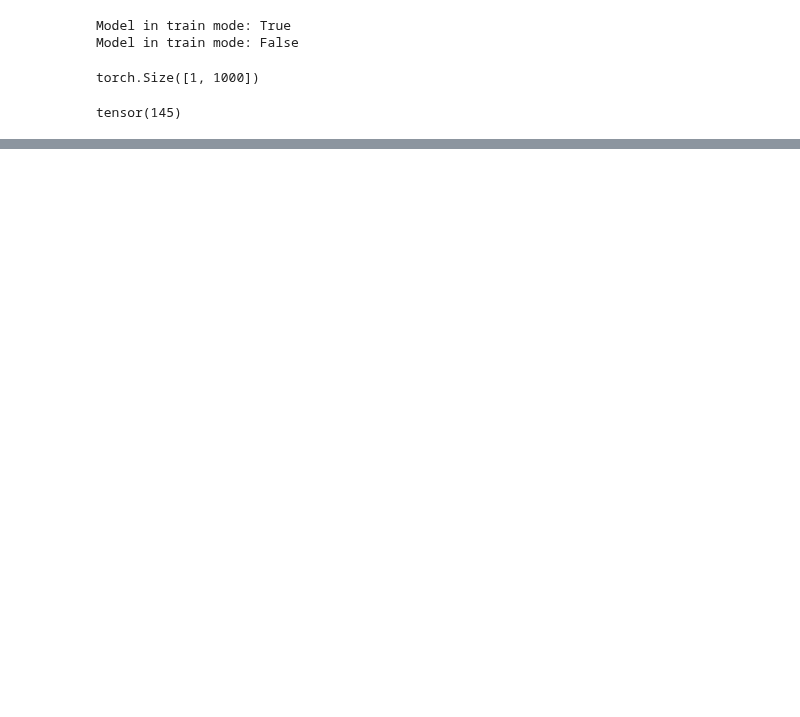
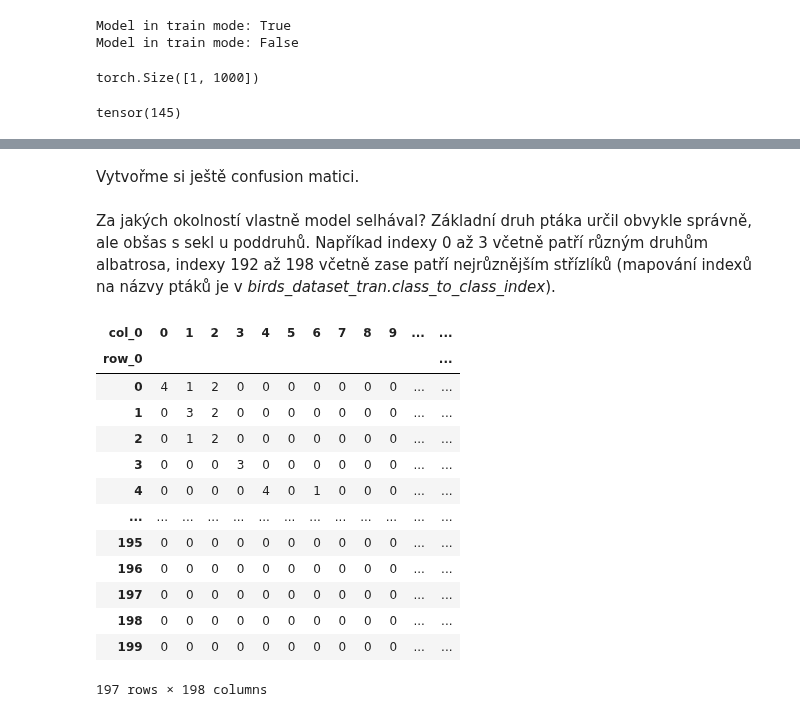
Before and after one commit to vitsaidl/workshops, a Jupyter notebook: machine_learning/pytorch.ipynb, the cells around one changed output, grey strips where cells are left out. Saved outputs shown, nothing was run; the diff lists cells and outputs as text; code cells hidden in the pictures; blank space fills up the shorter version.

```diff
--- a/machine_learning/pytorch.ipynb
+++ b/machine_learning/pytorch.ipynb
@@ -2059,0 +2407,38 @@ Sanity check - sum of all probabilities: 1.00
+# %% [markdown]
+Vytvořme si ještě confusion matici.
+# %%
+model.eval()
+
+list_predictions = []
+list_reality = []
+
+for batch in test_loader_tran:
+    with torch.no_grad():
+        features_to_cuda = batch[0].to(device)
+        prediction = model(features_to_cuda.float())
+        most_probably_pred = prediction.argmax(1).cpu().numpy()
+        list_predictions.append(most_probably_pred)
+    real_class = batch[1].cpu()
+    list_reality.append(real_class)
+
+conc_list_predictions = np.concatenate(list_predictions)
+conc_list_list_reality = np.concatenate(list_reality)
+# %% [markdown]
+Za jakých okolností vlastně model selhával? Základní druh ptáka určil obvykle správně, ale obšas s sekl u poddruhů. Napříkad indexy 0 až 3 včetně patří různým druhům albatrosa, indexy 192 až 198 včetně zase patří nejrůznějším střízlíků (mapování indexů na názvy ptáků je v *birds_dataset_tran.class_to_class_index*).
+# %%
+pd.crosstab(conc_list_predictions, conc_list_list_reality)
+# %% [output]
+| col_0 | 0 | 1 | 2 | 3 | 4 | 5 | 6 | 7 | 8 | 9 | ... | ... |
+| row_0 |  |  |  |  |  |  |  |  |  |  |  | ... |
+| 0 | 4 | 1 | 2 | 0 | 0 | 0 | 0 | 0 | 0 | 0 | ... | ... |
+| 1 | 0 | 3 | 2 | 0 | 0 | 0 | 0 | 0 | 0 | 0 | ... | ... |
+| 2 | 0 | 1 | 2 | 0 | 0 | 0 | 0 | 0 | 0 | 0 | ... | ... |
+| 3 | 0 | 0 | 0 | 3 | 0 | 0 | 0 | 0 | 0 | 0 | ... | ... |
+| 4 | 0 | 0 | 0 | 0 | 4 | 0 | 1 | 0 | 0 | 0 | ... | ... |
+| ... | ... | ... | ... | ... | ... | ... | ... | ... | ... | ... | ... | ... |
+| 195 | 0 | 0 | 0 | 0 | 0 | 0 | 0 | 0 | 0 | 0 | ... | ... |
+| 196 | 0 | 0 | 0 | 0 | 0 | 0 | 0 | 0 | 0 | 0 | ... | ... |
+| 197 | 0 | 0 | 0 | 0 | 0 | 0 | 0 | 0 | 0 | 0 | ... | ... |
+| 198 | 0 | 0 | 0 | 0 | 0 | 0 | 0 | 0 | 0 | 0 | ... | ... |
+| 199 | 0 | 0 | 0 | 0 | 0 | 0 | 0 | 0 | 0 | 0 | ... | ... |
+197 rows × 198 columns
```
Also changed, not shown: parts of 25 cells of this notebook.
